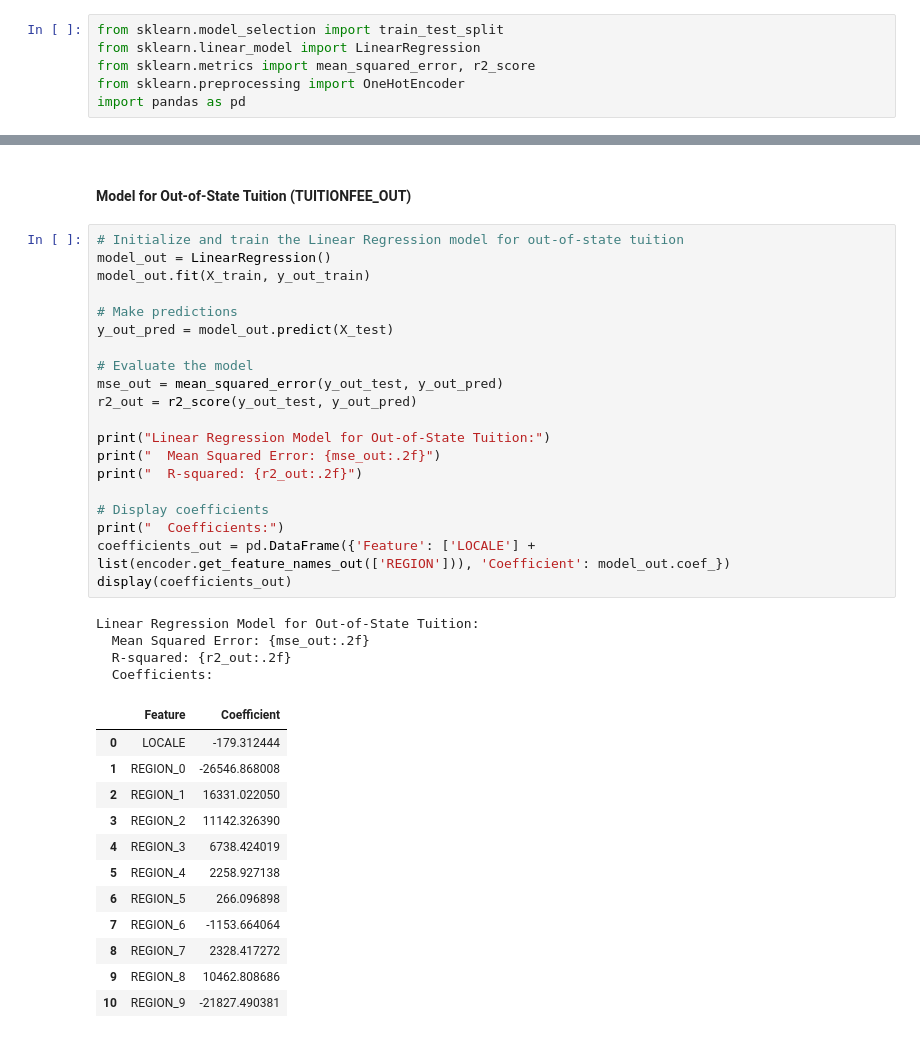
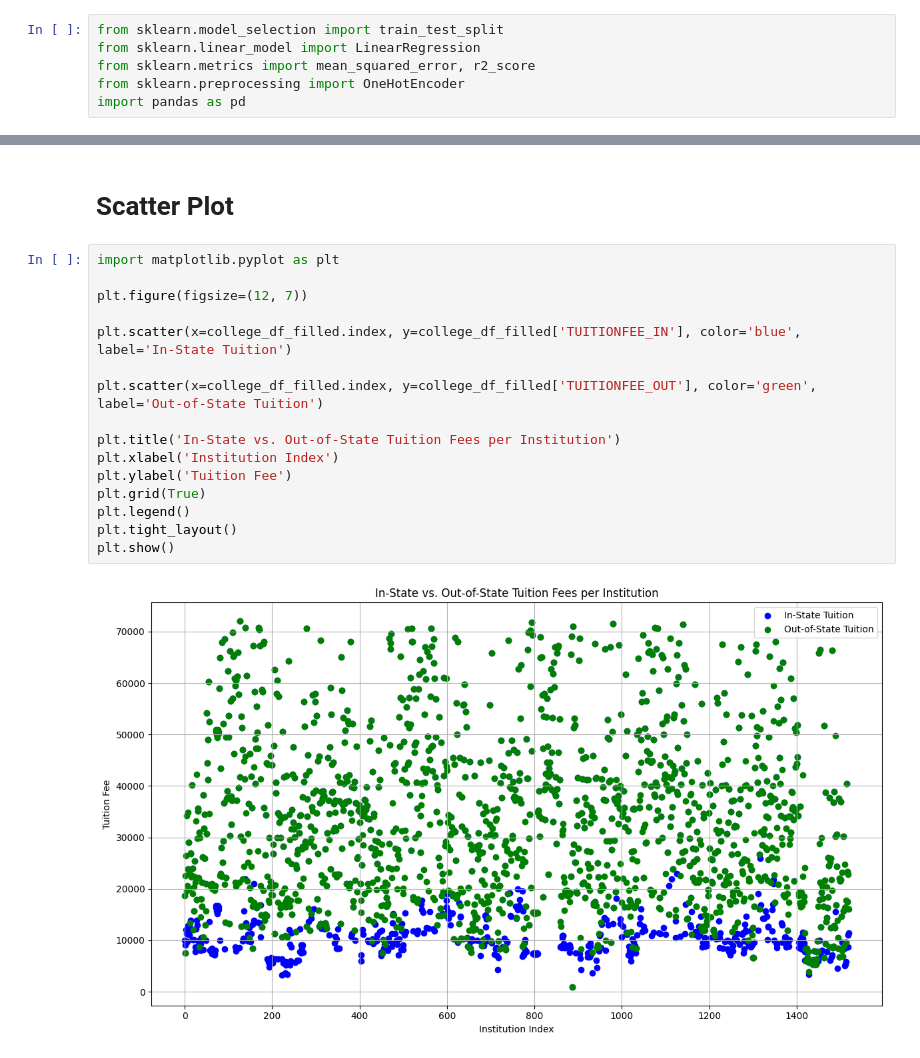
Before and after one commit to jbranca2011-creator/dsrp_2, a Jupyter notebook: Research_project.ipynb, the cells around one changed output, grey strips where cells are left out. Drawn from its saved outputs; the diff is of its cells as text.

```diff
--- a/Research_project.ipynb
+++ b/Research_project.ipynb
@@ -351,39 +300,20 @@ Linear Regression Model for In-State Tuition:
-# %% [markdown]
-#### **Model for Out-of-State Tuition (TUITIONFEE_OUT)**
-# %%
-# Initialize and train the Linear Regression model for out-of-state tuition
-model_out = LinearRegression()
-model_out.fit(X_train, y_out_train)
-
-# Make predictions
-y_out_pred = model_out.predict(X_test)
-
-# Evaluate the model
-mse_out = mean_squared_error(y_out_test, y_out_pred)
-r2_out = r2_score(y_out_test, y_out_pred)
-
-print("Linear Regression Model for Out-of-State Tuition:")
-print("  Mean Squared Error: {mse_out:.2f}")
-print("  R-squared: {r2_out:.2f}")
-
-# Display coefficients
-print("  Coefficients:")
-coefficients_out = pd.DataFrame({'Feature': ['LOCALE'] + list(encoder.get_feature_names_out(['REGION'])), 'Coefficient': model_out.coef_})
-display(coefficients_out)
-# %% [output]
-Linear Regression Model for Out-of-State Tuition:
-  Mean Squared Error: {mse_out:.2f}
-  R-squared: {r2_out:.2f}
-  Coefficients:
-|  | Feature | Coefficient |
-| 0 | LOCALE | -179.312444 |
-| 1 | REGION_0 | -26546.868008 |
-| 2 | REGION_1 | 16331.022050 |
-| 3 | REGION_2 | 11142.326390 |
-| 4 | REGION_3 | 6738.424019 |
-| 5 | REGION_4 | 2258.927138 |
-| 6 | REGION_5 | 266.096898 |
-| 7 | REGION_6 | -1153.664064 |
-| 8 | REGION_7 | 2328.417272 |
-| 9 | REGION_8 | 10462.808686 |
-| 10 | REGION_9 | -21827.490381 |
+# %% [markdown]
+# **Scatter Plot**
+# %%
+import matplotlib.pyplot as plt
+
+plt.figure(figsize=(12, 7))
+
+plt.scatter(x=college_df_filled.index, y=college_df_filled['TUITIONFEE_IN'], color='blue', label='In-State Tuition')
+
+plt.scatter(x=college_df_filled.index, y=college_df_filled['TUITIONFEE_OUT'], color='green', label='Out-of-State Tuition')
+
+plt.title('In-State vs. Out-of-State Tuition Fees per Institution')
+plt.xlabel('Institution Index')
+plt.ylabel('Tuition Fee')
+plt.grid(True)
+plt.legend()
+plt.tight_layout()
+plt.show()
+# %% [output]
+[figure, added]
```
Also changed, not shown: parts of 6 cells of this notebook.
